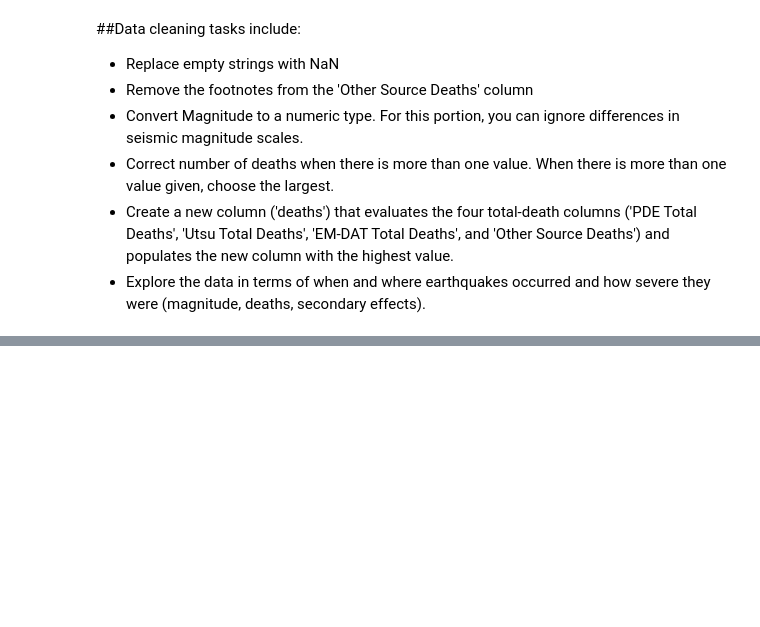
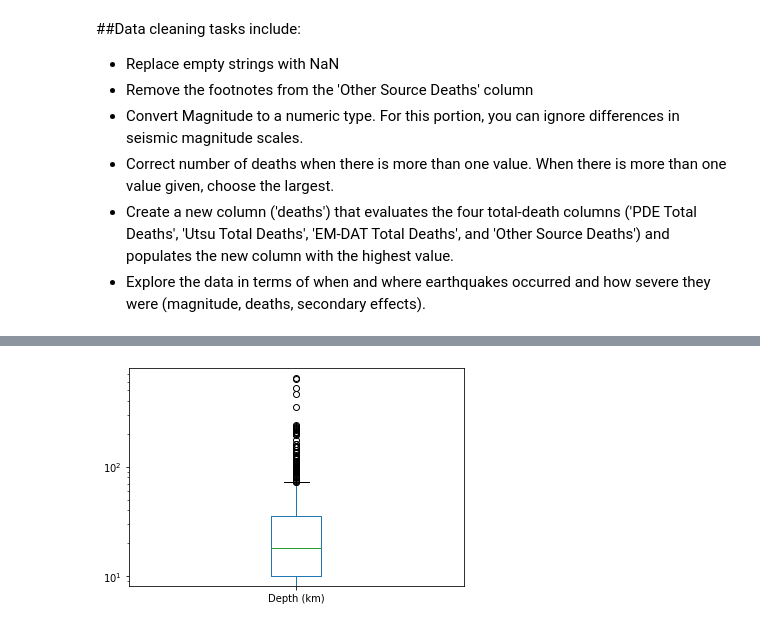
Before and after one commit to nss-data-science-cohort-4/dq3-earthquakes-down-to-earth, a Jupyter notebook: dq3_earthqueck_cleaning.ipynb, the cells around one changed output, grey strips where cells are left out. Drawn from its saved outputs; the diff is of its cells as text; code cells hidden in the pictures; blank space fills up the shorter version.

Commit message:
cleaning plas some analysis

```diff
--- a/dq3_earthqueck_cleaning.ipynb
+++ b/dq3_earthqueck_cleaning.ipynb
@@ -117,5 +251,3 @@ memory usage: 178.1+ KB
-# %%
-earthq_df['max_deaths'] = earthq_df[[
-    'PDE Shaking Deaths','PDE Total Deaths','Utsu Total Deaths','EM-DAT_TotalDeathsClean', 'OtherSourceDeathsClean'
-]].max(axis=1)
+# %%
+earthq_df['country']=earthq_df['Present-day country and link to Wikipedia article'].str.extract(r'(\w+\s*\w*)\s*\(*')
 # %%
@@ -140,0 +274,11 @@ earthq_df.tail(60)
+# %%
+earthq_df['Depth (km)']=earthq_df['Depth (km)'].str.replace('?', 'NaN')
+#=earthq_df['Depth (km)'].astype('float')
+# %%
+earthq_df['Depth (km)']=earthq_df['Depth (km)'].astype('float')
+# %%
+ax=earthq_df['Depth (km)'].plot.box()
+ax.figsize=(20, 30)
+plt.yscale('log')
+# %% [output]
+[figure, added]
```
Also changed, not shown: parts of 27 cells of this notebook.
